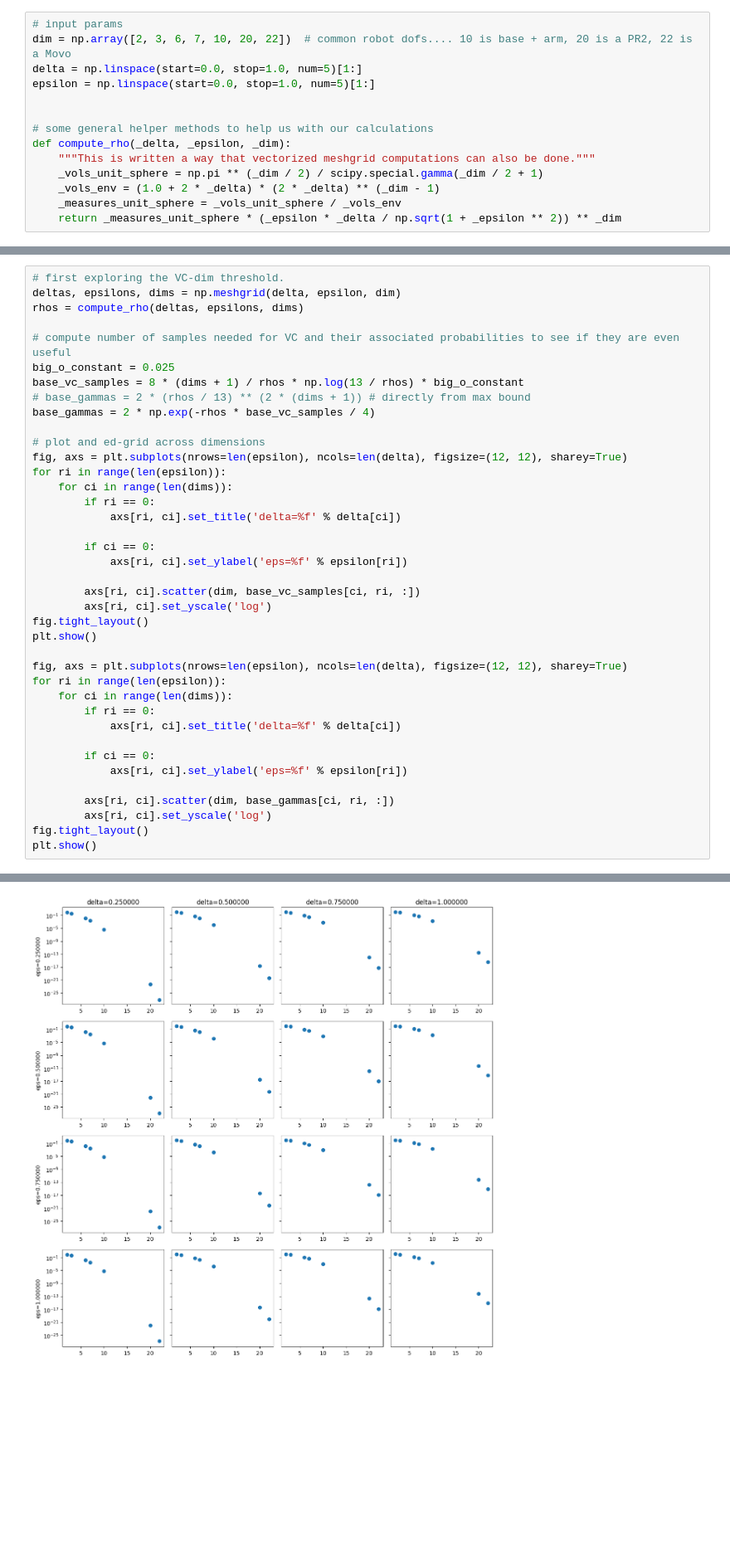
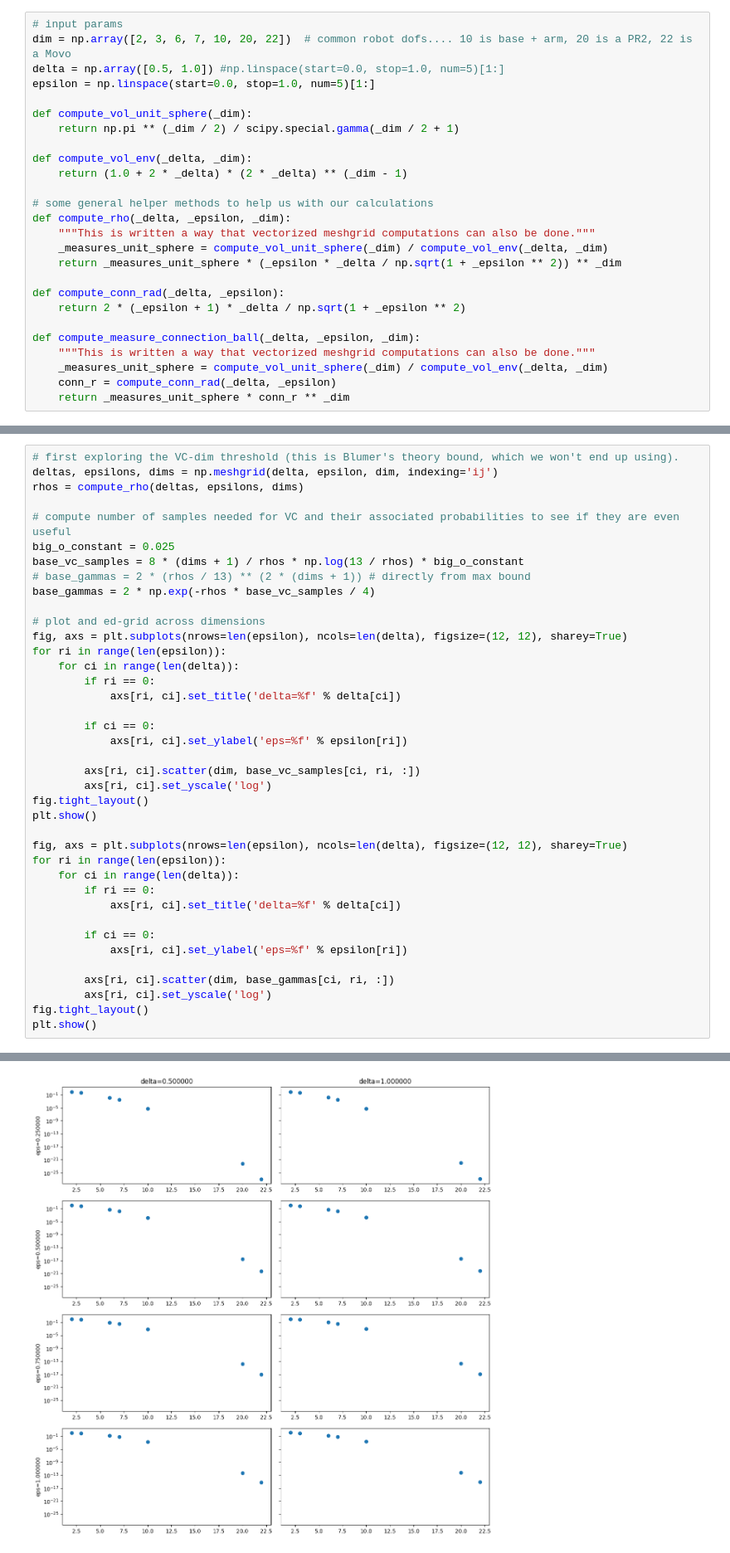
Before and after one commit to robustrobotics/nonasymptotic-mp, a Jupyter notebook: notebooks/designing_tractable_experiments.ipynb, the cells around one changed output, grey strips where cells are left out. Shown at 83% size. Saved outputs shown, nothing was run; the diff lists cells and outputs as text; blank space fills up the shorter version.

Commit message:
ammend connection radius.

```diff
--- a/notebooks/designing_tractable_experiments.ipynb
+++ b/notebooks/designing_tractable_experiments.ipynb
@@ -8,17 +8,29 @@ Just to see how to balance factors against the right $\epsilon$s and $\delta$s s
 # %%
 # input params
 dim = np.array([2, 3, 6, 7, 10, 20, 22])  # common robot dofs.... 10 is base + arm, 20 is a PR2, 22 is a Movo
-delta = np.linspace(start=0.0, stop=1.0, num=5)[1:]
+delta = np.array([0.5, 1.0]) #np.linspace(start=0.0, stop=1.0, num=5)[1:]
 epsilon = np.linspace(start=0.0, stop=1.0, num=5)[1:]
 
+def compute_vol_unit_sphere(_dim):
+    return np.pi ** (_dim / 2) / scipy.special.gamma(_dim / 2 + 1)
+
+def compute_vol_env(_delta, _dim):
+    return (1.0 + 2 * _delta) * (2 * _delta) ** (_dim - 1)
 
 # some general helper methods to help us with our calculations
 def compute_rho(_delta, _epsilon, _dim):
     """This is written a way that vectorized meshgrid computations can also be done."""
-    _vols_unit_sphere = np.pi ** (_dim / 2) / scipy.special.gamma(_dim / 2 + 1)
-    _vols_env = (1.0 + 2 * _delta) * (2 * _delta) ** (_dim - 1)
-    _measures_unit_sphere = _vols_unit_sphere / _vols_env
+    _measures_unit_sphere = compute_vol_unit_sphere(_dim) / compute_vol_env(_delta, _dim)
     return _measures_unit_sphere * (_epsilon * _delta / np.sqrt(1 + _epsilon ** 2)) ** _dim
+
+def compute_conn_rad(_delta, _epsilon):
+    return 2 * (_epsilon + 1) * _delta / np.sqrt(1 + _epsilon ** 2)
+
+def compute_measure_connection_ball(_delta, _epsilon, _dim):
+    """This is written a way that vectorized meshgrid computations can also be done."""
+    _measures_unit_sphere = compute_vol_unit_sphere(_dim) / compute_vol_env(_delta, _dim)
+    conn_r = compute_conn_rad(_delta, _epsilon)
+    return _measures_unit_sphere * conn_r ** _dim
 # %%
 # https://en.wikipedia.org/wiki/Volume_of_an_n-ball
 vol_unit_sphere = np.pi ** (dim / 2) / scipy.special.gamma(dim / 2 + 1)
@@ -65,6 +49,6 @@ We now do a large vectorized computation to compute all the possible bound resul
 # %%
-# first exploring the VC-dim threshold.
-deltas, epsilons, dims = np.meshgrid(delta, epsilon, dim)
+# first exploring the VC-dim threshold (this is Blumer's theory bound, which we won't end up using).
+deltas, epsilons, dims = np.meshgrid(delta, epsilon, dim, indexing='ij')
 rhos = compute_rho(deltas, epsilons, dims)
 
 # compute number of samples needed for VC and their associated probabilities to see if they are even useful
@@ -76,7 +60,7 @@ base_gammas = 2 * np.exp(-rhos * base_vc_samples / 4)
 # plot and ed-grid across dimensions
 fig, axs = plt.subplots(nrows=len(epsilon), ncols=len(delta), figsize=(12, 12), sharey=True)
 for ri in range(len(epsilon)):
-    for ci in range(len(dims)):
+    for ci in range(len(delta)):
         if ri == 0:
             axs[ri, ci].set_title('delta=%f' % delta[ci])
 
@@ -90,7 +74,7 @@ plt.show()
 
 fig, axs = plt.subplots(nrows=len(epsilon), ncols=len(delta), figsize=(12, 12), sharey=True)
 for ri in range(len(epsilon)):
-    for ci in range(len(dims)):
+    for ci in range(len(delta)):
         if ri == 0:
             axs[ri, ci].set_title('delta=%f' % delta[ci])
 
@@ -106 +90 @@ plt.show()
-[figure, old version]
+[figure, new version]
```
Also changed, not shown: parts of 9 cells of this notebook, 3 other files.
